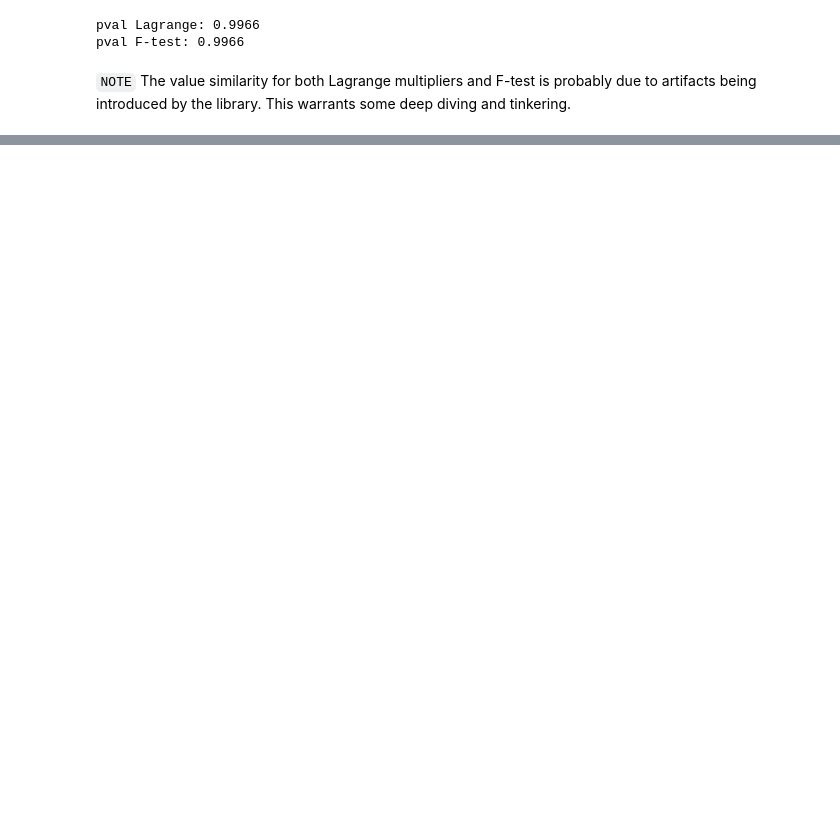
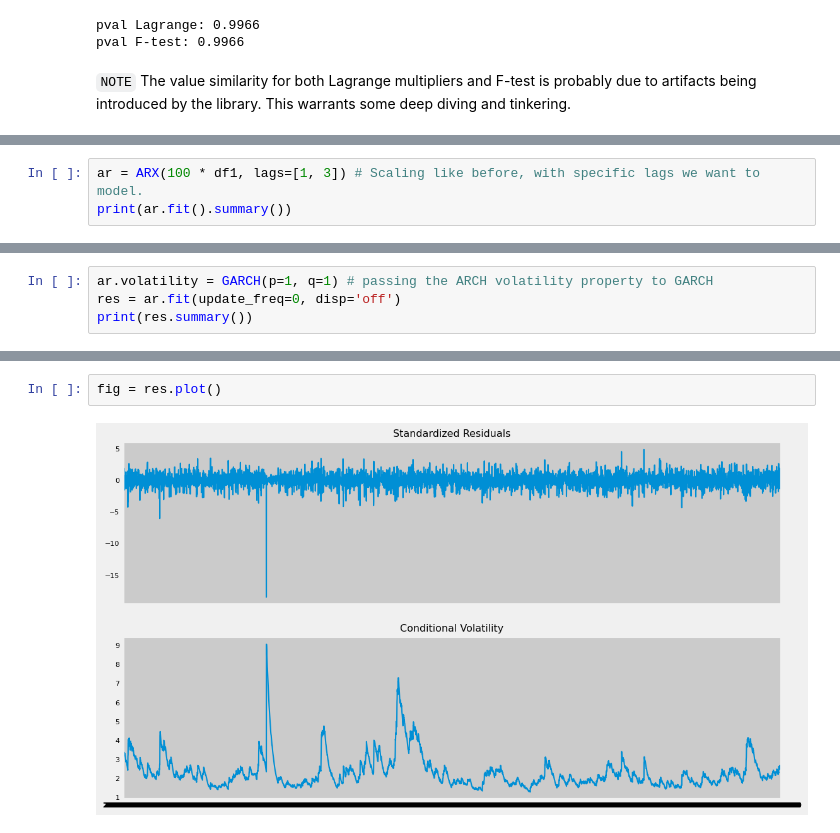
Before and after one commit to bachaudhry/time_series, a Jupyter notebook: ts_with_k/05_Financial_Applications.ipynb, the cells around one changed output, grey strips where cells are left out. Drawn from its saved outputs; the diff is of its cells as text; blank space fills up the shorter version.

Commit message:
Added ARMA-GARCH

```diff
--- a/ts_with_k/05_Financial_Applications.ipynb
+++ b/ts_with_k/05_Financial_Applications.ipynb
@@ -259,0 +280,3 @@ pval F-test: 0.9966
+# %%
+ar = ARX(100 * df1, lags=[1, 3]) # Scaling like before, with specific lags we want to model.
+print(ar.fit().summary())
@@ -259,0 +303,4 @@ pval F-test: 0.9966
+# %%
+ar.volatility = GARCH(p=1, q=1) # passing the ARCH volatility property to GARCH
+res = ar.fit(update_freq=0, disp='off')
+print(res.summary())
@@ -259,0 +325,4 @@ pval F-test: 0.9966
+# %%
+fig = res.plot()
+# %% [output]
+[figure, added]
```
Also changed, not shown: parts of 11 cells of this notebook.
